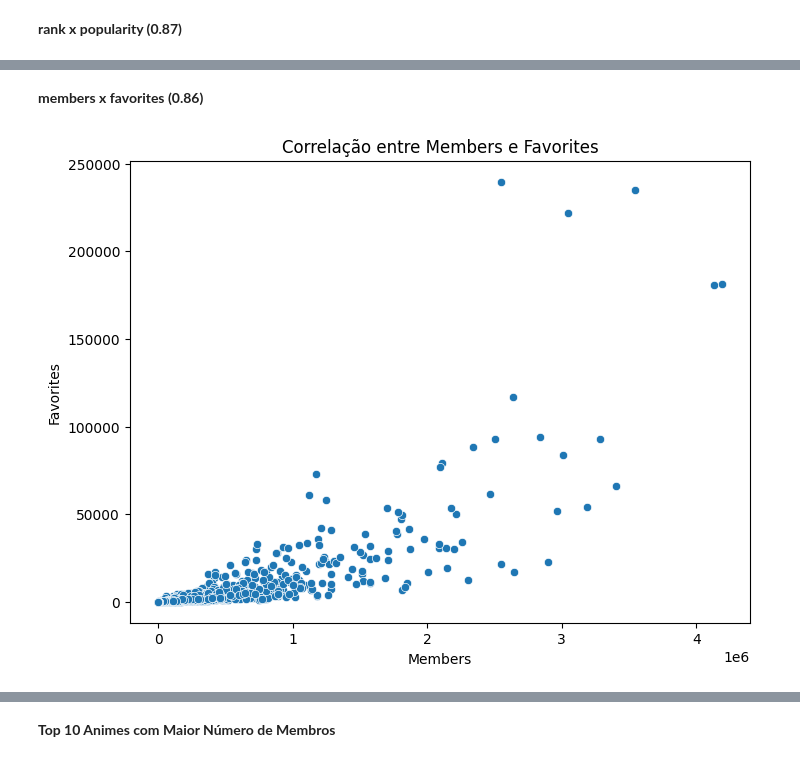
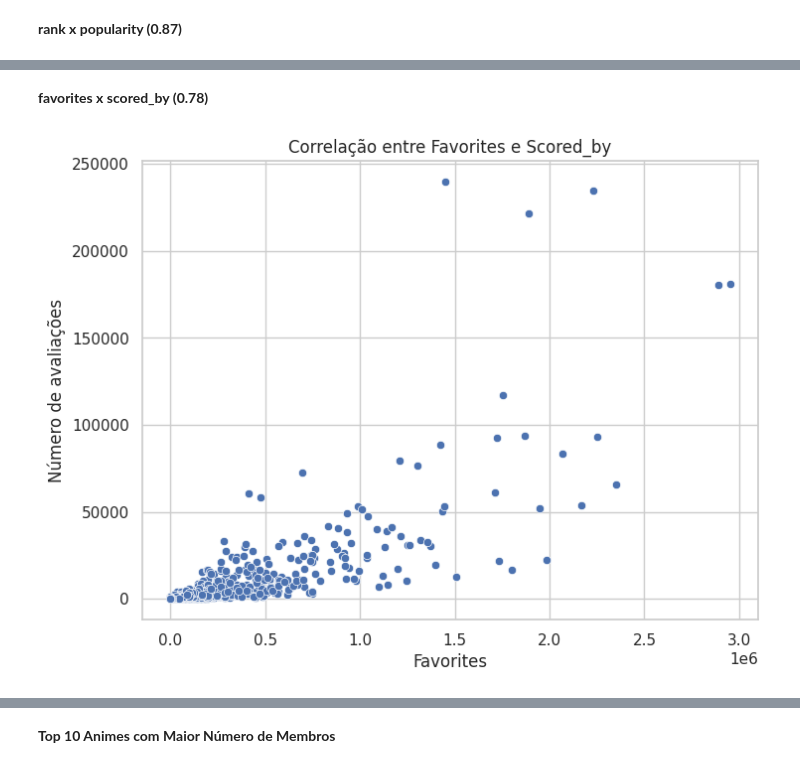
Before and after one commit to Lariiuki/Aprendizado-de-maquina, a Jupyter notebook: Projeto_DeepLearning_Grupo12.ipynb, the cells around one changed output, grey strips where cells are left out. Saved outputs shown, nothing was run; the diff lists cells and outputs as text; code cells hidden in the pictures.

```diff
--- a/Projeto_DeepLearning_Grupo12.ipynb
+++ b/Projeto_DeepLearning_Grupo12.ipynb
@@ -550,0 +601,3 @@ dtype: float64
+# %%
+import numpy as np
+df_anime_filtered_demographics['episodes'] = df_anime_filtered_demographics['episodes'].replace(0, np.nan)
@@ -550,0 +606,14 @@ dtype: float64
+# %%
+def categorize_episodes(x):
+    if pd.isna(x):
+        return "Desconhecido"
+    elif x == 0:
+        return "Iniciando (>5)"
+    elif x < 12:
+        return "Curto (<12)"
+    elif x < 50:
+        return "Médio (12-49)"
+    else:
+        return "Longo (50+)"
+
+df_anime_filtered_demographics['episodes_category'] = df_anime_filtered_demographics['episodes'].apply(categorize_episodes)
@@ -550,0 +630,12 @@ dtype: float64
+# %%
+def categorize_rank(x):
+    if pd.isna(x):
+        return "Desconhecido"
+    elif x <= 100:
+        return "Top 100"
+    elif x <= 500:
+        return "Top 101-500"
+    else:
+        return "Mais de 500"
+
+df_anime_filtered_demographics['rank_category'] = df_anime_filtered_demographics['rank'].apply(categorize_rank)
@@ -692,12 +792,12 @@ Top 10 animes por popularidade:
 # %% [markdown]
-**members x favorites (0.86)**
+**favorites x scored_by (0.78)**
 # %%
 plt.figure(figsize=(8, 6))
-sns.scatterplot(data=df_anime_filtered_demographics, x='members', y='favorites')
-plt.title('Correlação entre Members e Favorites')
-plt.xlabel('Members')
-plt.ylabel('Favorites')
+sns.scatterplot(data=df_anime_filtered_demographics, x='scored_by', y='favorites')
+plt.title('Correlação entre Favorites e Scored_by')
+plt.xlabel('Favorites')
+plt.ylabel('Número de avaliações')
 plt.show()
 # %% [output]
-[figure, old version]
+[figure, new version]
 # %%
```
Also changed, not shown: parts of 23 cells of this notebook.
